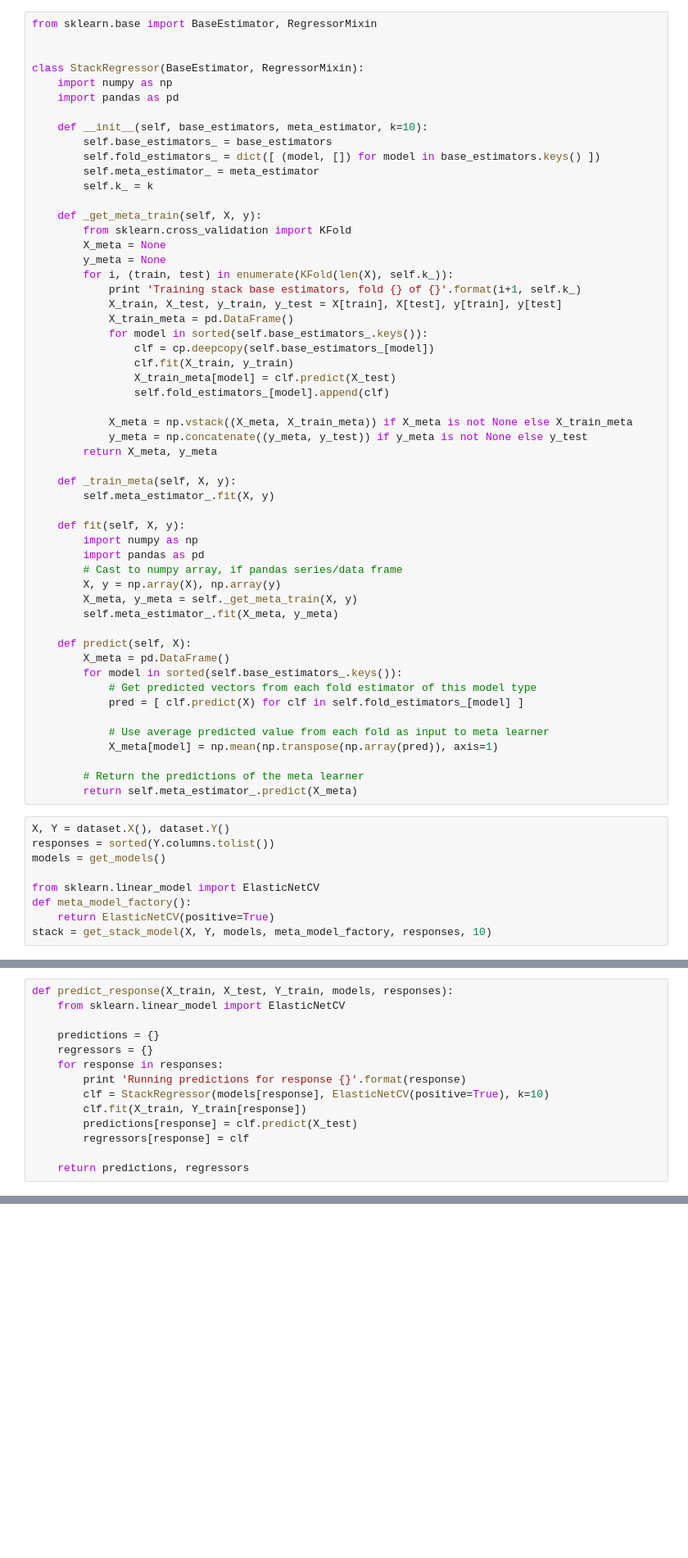
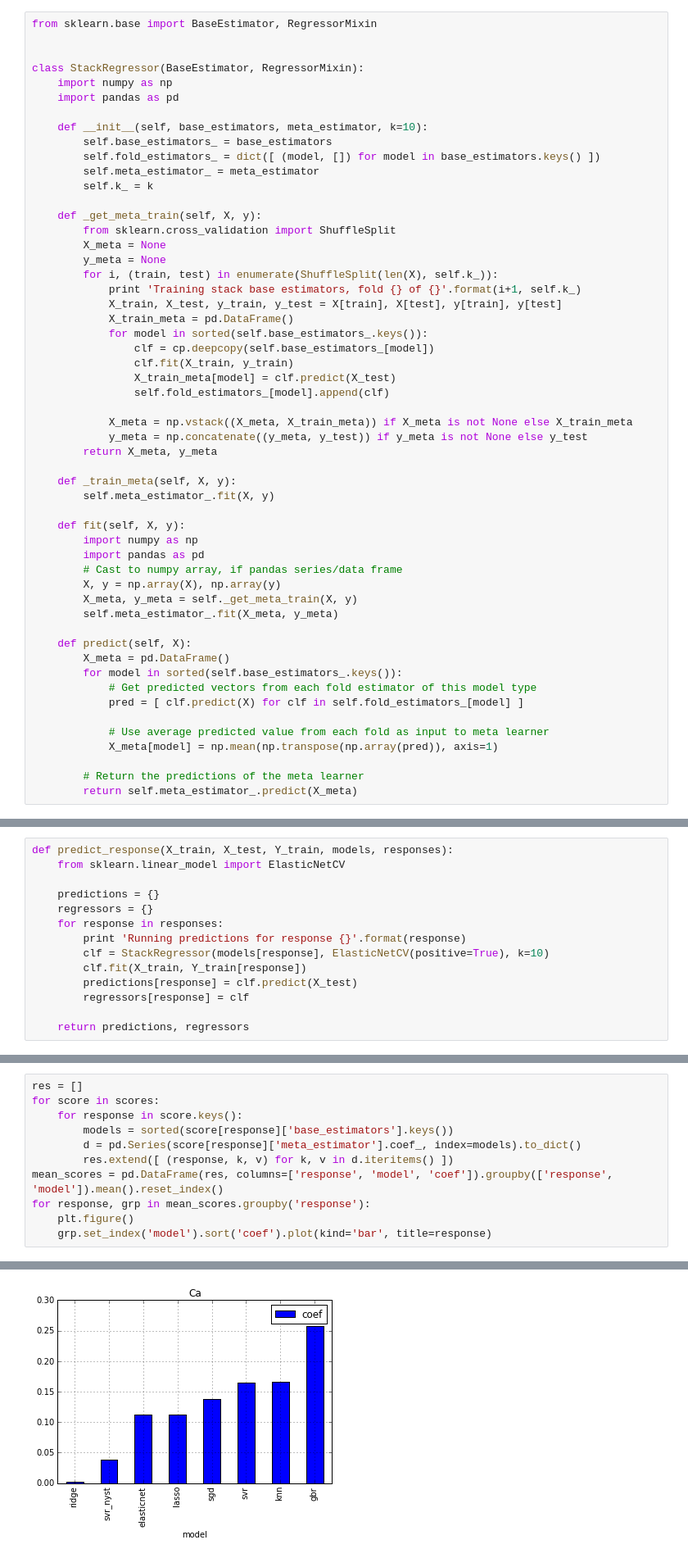
Before and after one commit to eric-czech/portfolio, a Jupyter notebook: demonstrative/python/notebooks/kaggle_soil.ipynb, the cells around one changed output, grey strips where cells are left out. Shown at 82% size. Cells and saved outputs as stored; diff of their text form; blank space fills up the shorter version.

```diff
--- a/demonstrative/python/notebooks/kaggle_soil.ipynb
+++ b/demonstrative/python/notebooks/kaggle_soil.ipynb
@@ -653,10 +653,10 @@ class StackRegressor(BaseEstimator, RegressorMixin):
         self.k_ = k
 
     def _get_meta_train(self, X, y):
-        from sklearn.cross_validation import KFold
+        from sklearn.cross_validation import ShuffleSplit
         X_meta = None
         y_meta = None
-        for i, (train, test) in enumerate(KFold(len(X), self.k_)):
+        for i, (train, test) in enumerate(ShuffleSplit(len(X), self.k_)):
             print 'Training stack base estimators, fold {} of {}'.format(i+1, self.k_)
             X_train, X_test, y_train, y_test = X[train], X[test], y[train], y[test]
             X_train_meta = pd.DataFrame()
@@ -692,12 +692,3 @@ class StackRegressor(BaseEstimator, RegressorMixin):
 
         # Return the predictions of the meta learner
         return self.meta_estimator_.predict(X_meta)
-# %%
-X, Y = dataset.X(), dataset.Y()
-responses = sorted(Y.columns.tolist())
-models = get_models()
-
-from sklearn.linear_model import ElasticNetCV
-def meta_model_factory():
-    return ElasticNetCV(positive=True)
-stack = get_stack_model(X, Y, models, meta_model_factory, responses, 10)
@@ -875,0 +840,12 @@ CompositeError: one or more exceptions from call to method: get_cv_scores
+# %%
+res = []
+for score in scores:
+    for response in score.keys():
+        models = sorted(score[response]['base_estimators'].keys())
+        d = pd.Series(score[response]['meta_estimator'].coef_, index=models).to_dict()
+        res.extend([ (response, k, v) for k, v in d.iteritems() ])
+mean_scores = pd.DataFrame(res, columns=['response', 'model', 'coef']).groupby(['response', 'model']).mean().reset_index()
+for response, grp in mean_scores.groupby('response'):
+    plt.figure()
+    grp.set_index('model').sort('coef').plot(kind='bar', title=response)
+# %% [output]
@@ -875,0 +853 @@ CompositeError: one or more exceptions from call to method: get_cv_scores
+[figure, added]
```
Also changed, not shown: parts of 5 cells of this notebook.
